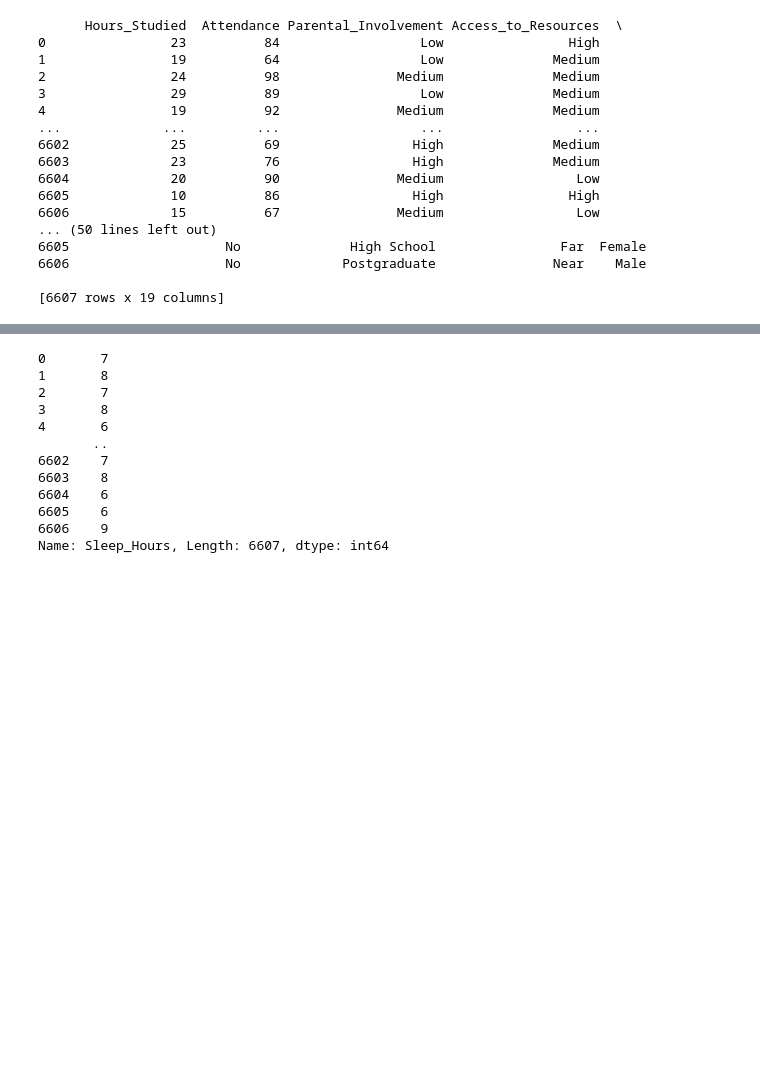
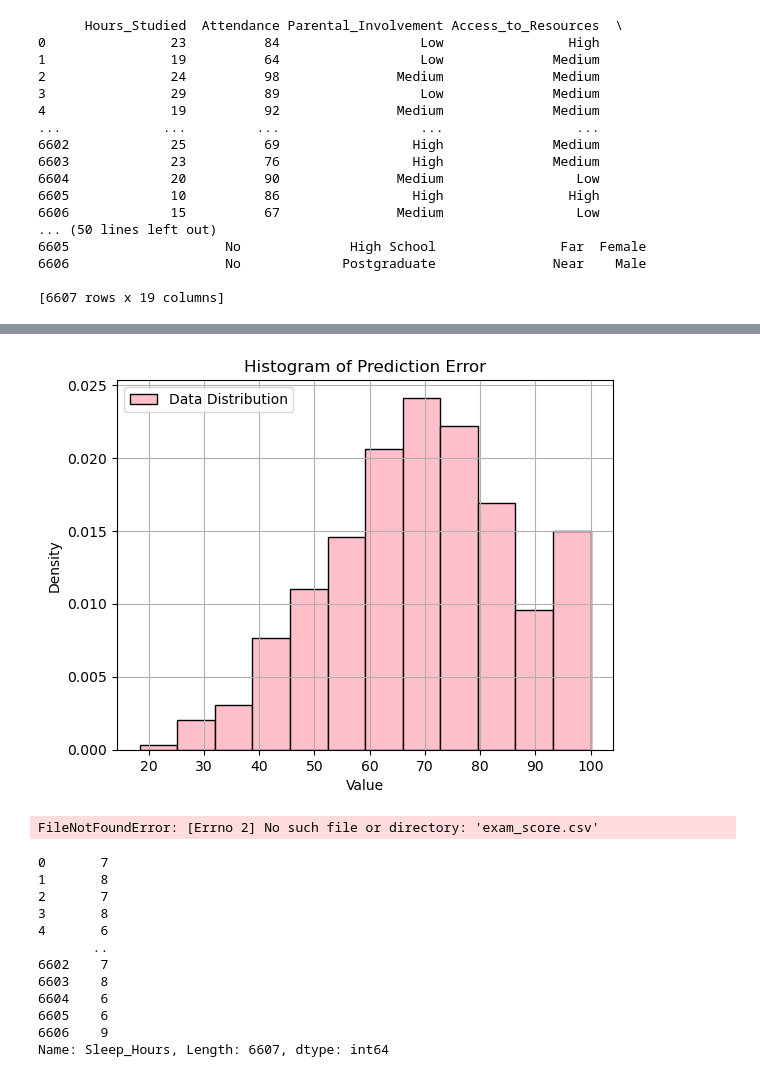
Before and after one commit to ribells/sammy-bruce, a Jupyter notebook: week4/Sammy_workbook-week4.ipynb, the cells around one changed output, grey strips where cells are left out. Saved outputs shown, nothing was run; the diff lists cells and outputs as text; code cells hidden in the pictures; blank space fills up the shorter version.

```diff
--- a/week4/Sammy_workbook-week4.ipynb
+++ b/week4/Sammy_workbook-week4.ipynb
@@ -45,3 +45,37 @@ print(habits)
+# %%
+import matplotlib.pyplot as plt
+import numpy as np
+
+# Create a histogram
+plt.hist(habits.exam_score, bins=12, density=True, color='pink', edgecolor='black', label='Data Distribution')
+
+# Add labels and title
+plt.xlabel('Value')
+plt.ylabel('Density')
+plt.title('Histogram of Prediction Error')
+plt.legend()
+plt.grid(True)
+plt.show()
+# %% [output]
+[figure, added]
+# %%
+import matplotlib.pyplot as plt
+import numpy as np
+
+exam=pd.read_csv("exam_score.csv")
+
+# Create a histogram
+plt.hist(exam, bins=12, density=True, color='pink', edgecolor='black', label='Data Distribution')
+
+# Add labels and title
+plt.xlabel('Value')
+plt.ylabel('Density')
+plt.title('Histogram of Prediction Error')
+plt.legend()
+plt.grid(True)
+plt.show()
+# %% [output]
+FileNotFoundError: [Errno 2] No such file or directory: 'exam_score.csv'
 # %%
 print(students.Sleep_Hours)
 # %% [output]
```
Also changed, not shown: parts of 17 cells of this notebook.
